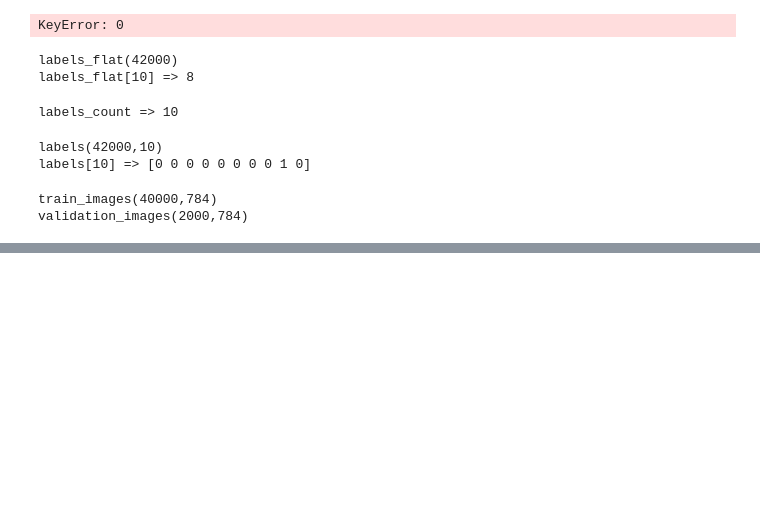
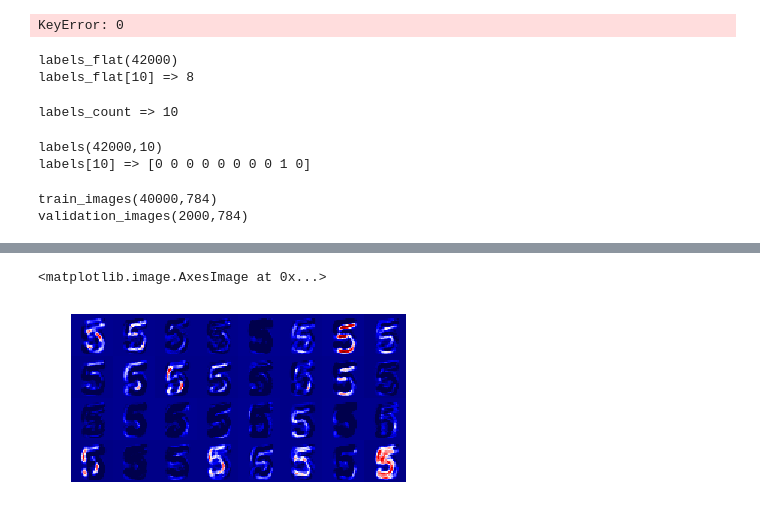
Before and after one commit to wuhongle/Kaggle_MNIST, a Jupyter notebook: tutorial.ipynb, the cells around one changed output, grey strips where cells are left out. Saved outputs shown, nothing was run; the diff lists cells and outputs as text; code cells hidden in the pictures; blank space fills up the shorter version.

```diff
--- a/tutorial.ipynb
+++ b/tutorial.ipynb
@@ -360,0 +398,7 @@ Caused by op 'Conv2D', defined at:
+# %%
+layer1_grid = layer1.eval(feed_dict={x: test_images[IMAGE_TO_DISPLAY:IMAGE_TO_DISPLAY+1], keep_prob: 1.0})
+plt.axis('off')
+plt.imshow(layer1_grid[0], cmap=cm.seismic )
+# %% [output]
+<matplotlib.image.AxesImage at 0x...>
+[figure, added]
```
Also changed, not shown: parts of 4 cells of this notebook, 1 other file.
